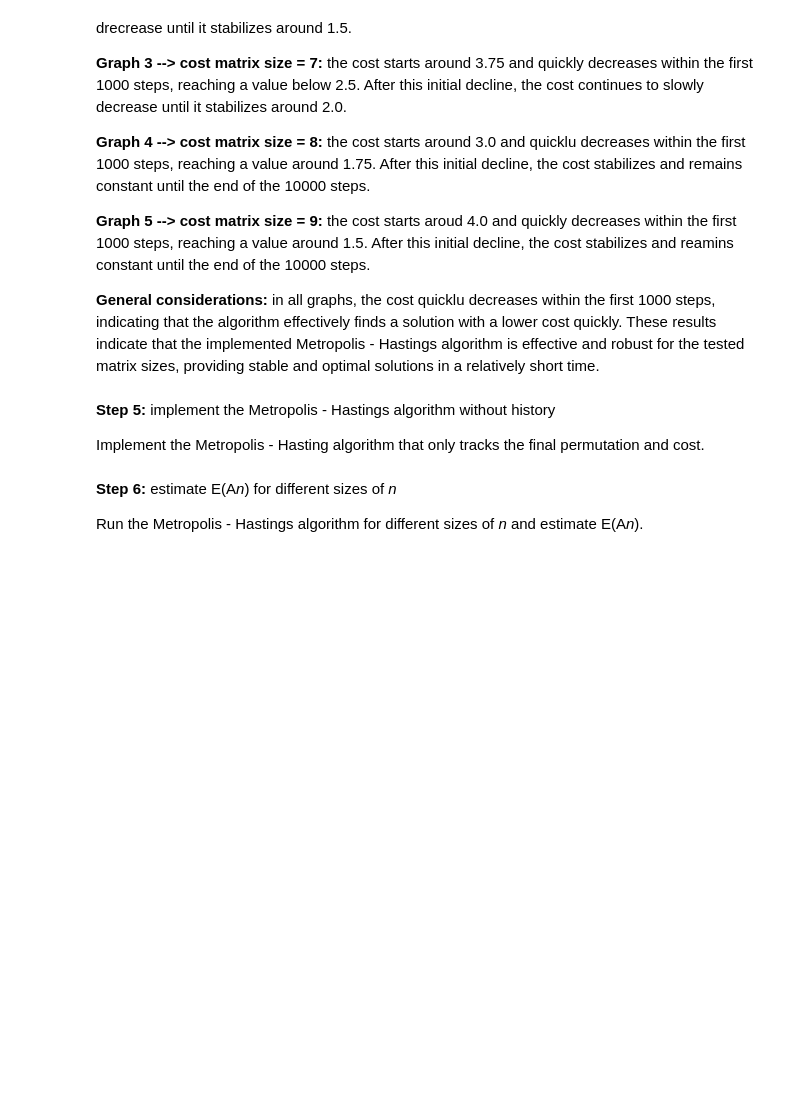
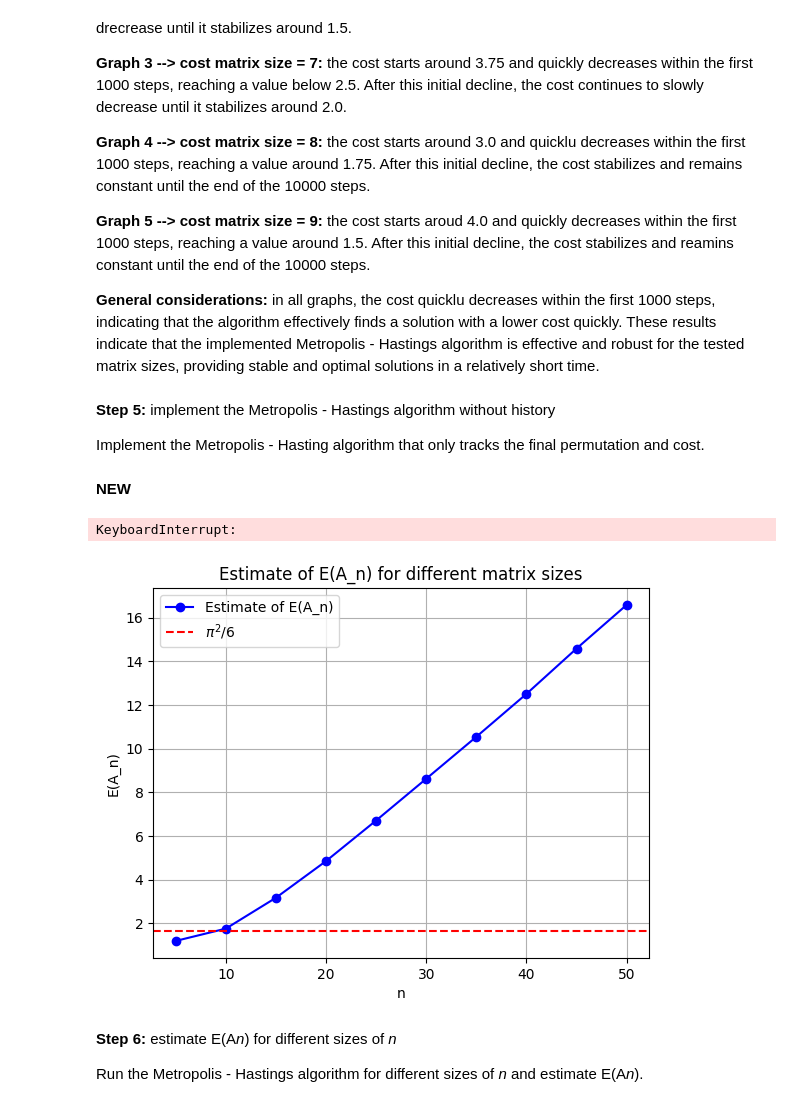
Before and after one commit to letizialanza01/Probability_for_DS_project, a Jupyter notebook: Probability_project.ipynb, the cells around one changed output. Drawn from its saved outputs; the diff is of its cells as text; code cells hidden in the pictures; blank space fills up the shorter version.

```diff
--- a/Probability_project.ipynb
+++ b/Probability_project.ipynb
@@ -146,6 +146,62 @@ def metropolis_hastings(cost_matrix, beta, initial_permutation, steps):
             cost = new_cost
 
     return permutation, cost
+# %% [markdown]
+**NEW**
+# %%
+steps = 50000  # Number of steps for each Metropolis-Hastings simulation
+M = 100  # Number of independent realizations
+
+# Perform the analysis and plot the results for Metropolis-Hastings without history
+estimated_costs = []  # List to store estimated costs for each matrix size
+for n in ns:
+    costs = []
+    for _ in range(M):  # Perform M independent realizations for each matrix size
+        matrix = cost_matrix(n)  # Generate a cost matrix of size n
+        initial_permutation = np.random.permutation(n)  # Generate a random initial permutation of indices from 0 to n - 1
+        _, cost = metropolis_hastings(matrix, beta, initial_permutation, steps)  # Run the Metropolis-Hastings algorithm and obtain the best permutation and its cost
+        costs.append(cost)  # Store the cost obtained from the Metropolis-Hastings algorithm
+    estimated_costs.append(np.mean(costs))  # Calculate the average cost across all realizations for the current matrix size
+
+# Plot the results
+plt.plot(ns, estimated_costs, marker='o', linestyle='-', color='b', label='Estimate of E(A_n)')
+plt.axhline(y=np.pi**2/6, color='r', linestyle='--', label=r'$\pi^2 / 6$')
+plt.xlabel('n')
+plt.ylabel('E(A_n)')
+plt.title('Estimate of E(A_n) for different matrix sizes')
+plt.legend()
+plt.grid(True)
+plt.show()
+# %% [output]
+KeyboardInterrupt:
+# %%
+ns = [5 * alpha for alpha in range(1, 11)]
+beta = 20  # Beta parameter for the Metropolis-Hastings algorithm
+steps = 50000  # Number of steps for each Metropolis-Hastings simulation
+M = 100  # Number of independent realizations
+
+# Perform the analysis and plot the results for Metropolis-Hastings without history
+estimated_costs = []  # List to store estimated costs for each matrix size
+for n in ns:
+    costs = []
+    for _ in range(M):  # Perform M independent realizations for each matrix size
+        matrix = cost_matrix(n)  # Generate a cost matrix of size n
+        initial_permutation = np.random.permutation(n)  # Generate a random initial permutation of indices from 0 to n - 1
+        _, cost = metropolis_hastings(matrix, beta, initial_permutation, steps)  # Run the Metropolis-Hastings algorithm and obtain the best permutation and its cost
+        costs.append(cost)  # Store the cost obtained from the Metropolis-Hastings algorithm
+    estimated_costs.append(np.mean(costs))  # Calculate the average cost across all realizations for the current matrix size
+# %%
+# Plot the results
+plt.plot(ns, estimated_costs, marker='o', linestyle='-', color='b', label='Estimate of E(A_n)')
+plt.axhline(y=np.pi**2/6, color='r', linestyle='--', label=r'$\pi^2 / 6$')
+plt.xlabel('n')
+plt.ylabel('E(A_n)')
+plt.title('Estimate of E(A_n) for different matrix sizes')
+plt.legend()
+plt.grid(True)
+plt.show()
+# %% [output]
+[figure, added]
 # %% [markdown]
 **Step 6:** estimate E(A*n*) for different sizes of *n*
 
```
